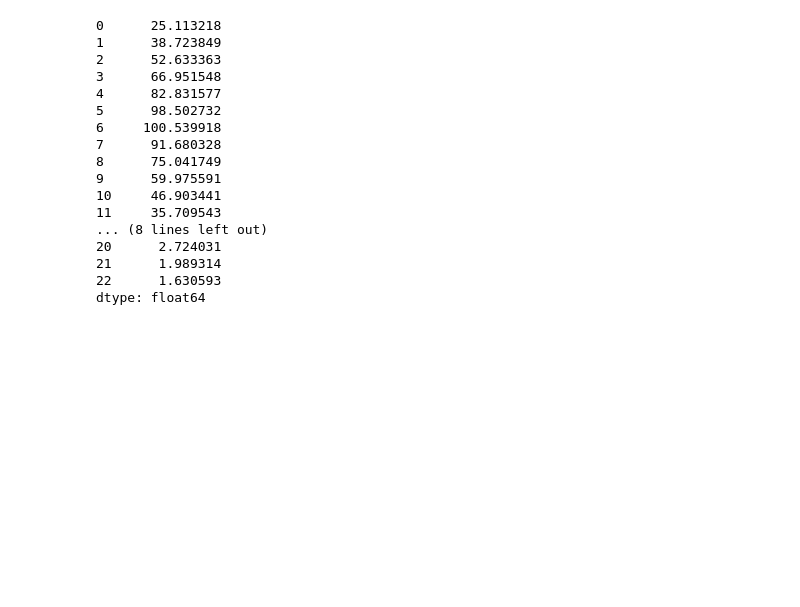
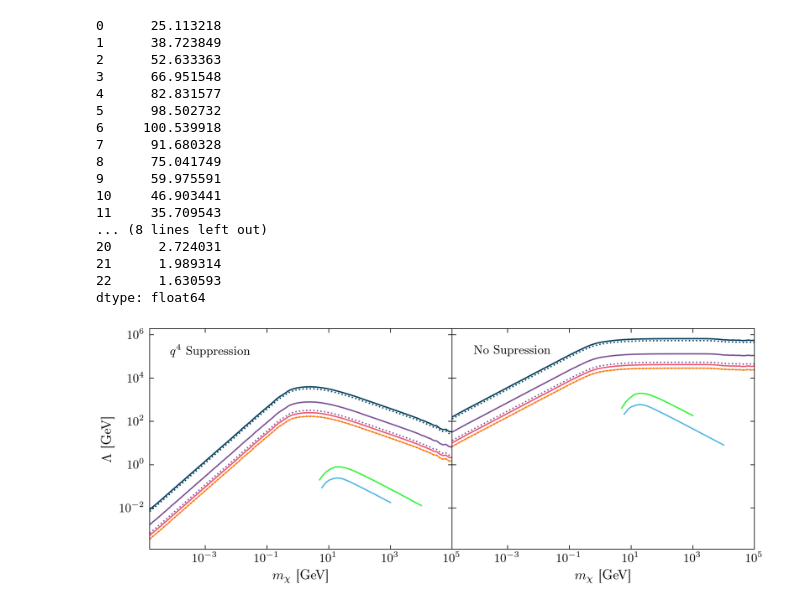
Before and after one commit to mvirgato/Masters, a Jupyter notebook: Heating/pyHeat.ipynb, the cells around one changed output. Saved outputs shown, nothing was run; the diff lists cells and outputs as text; code cells hidden in the pictures; blank space fills up the shorter version.

```diff
--- a/Heating/pyHeat.ipynb
+++ b/Heating/pyHeat.ipynb
@@ -338,3 +335,50 @@ combined_heating_plots()
+# %%
+
+def completion():
+    kheatfiles = glob.glob('*Kheating.dat')
+
+    kheat_data = {}
+
+    for file in kheatfiles:
+        kheat_data[file.replace('_Kheating.dat', '')] = pd.read_csv(file, sep="\t", header = None)
+
+    aheatfiles = glob.glob('*Aheating.dat')
+
+    aheat_data = {}
+
+    for file in aheatfiles:
+        aheat_data[file.replace('_Aheating.dat', '')] = pd.read_csv(file, sep="\t", header = None)
+
+    fig, ax = plt.subplots(figsize = (8, 3), ncols=2, nrows =1, sharey = True, sharex = True, dpi = 300)
+
+    fig.subplots_adjust(hspace=0, wspace=0)
+
+    for j in range(len(aheat_data['d4'].columns))[1:]:
+        ax[0].loglog(aheat_data['d4'][0], aheat_data['d4'][j], coloursa[j-1], label = leg_labelsa[j-1], linestyle = '-')
+    for l in range(len(kheat_data['d'+str(4)].columns))[1:]:
+        ax[0].loglog(kheat_data['d'+str(4)][0], kheat_data['d'+str(4)][l], coloursa[l-1] , label='_nolegend_',linestyle = ':')
+    ax[0].set_xlabel('$m_\chi$ [GeV]')
+    ax[0].set_xlim(10**(-4.8), 1e5)
+    ax[0].loglog(DDD_data['SD'][0], (1/l4(DDD_data['SD'][0]))/(DDD_data['SD'][1]/hbc2)**0.25, color = '#33f53d')
+    ax[0].loglog(XDD_data['SD'][0], (1/l4(XDD_data['SD'][0]))/(XDD_data['SD'][1]/hbc2)**0.25, color = '#53b8e0')
+    ax[0].text(0.2, 0.9, '$q^4$ Suppression', ha='center', va='center', transform=ax[0].transAxes)
+    ax[0].set_ylabel('$\Lambda$ [GeV]')
+
+    for j in range(len(aheat_data['d'+str(5)].columns))[1:]:
+        ax[1].loglog(aheat_data['d'+str(5)][0], aheat_data['d'+str(5)][j], coloursa[j-1], label = leg_labelsa[j-1], linestyle = '-')
+    for l in range(len(kheat_data['d'+str(5)].columns))[1:]:
+        ax[1].loglog(kheat_data['d'+str(5)][0], kheat_data['d'+str(5)][l], coloursa[l-1] , label='_nolegend_',linestyle = ':')
+    ax[1].set_xlabel('$m_\chi$ [GeV]')
+    ax[1].set_xlim(10**(-4.8), 1e5)
+    ax[1].loglog(XDD_data['SI'][0], (1/l5(XDD_data['SI'][0]))/(XDD_data['SI'][1]/hbc2)**0.25, color = '#53b8e0')
+    ax[1].loglog(DDD_data['SI'][0], (1/l5(DDD_data['SI'][0]))/(DDD_data['SI'][1]/hbc2)**0.25, color = '#33f53d')
+    ax[1].text(0.2, 0.9, 'No Supression', ha='center', va='center', transform=ax[1].transAxes)
+
+    plt.savefig('limit.png')
+# %%
+completion()
+# %% [output]
+[figure, added]
 # %%
 def ann_compare_heating_plots():
     cols = ['#0098de','#c783e4' ,'#ff6e8d', '#ffa600']
```
Also changed, not shown: parts of 6 cells of this notebook, 28 other files.
